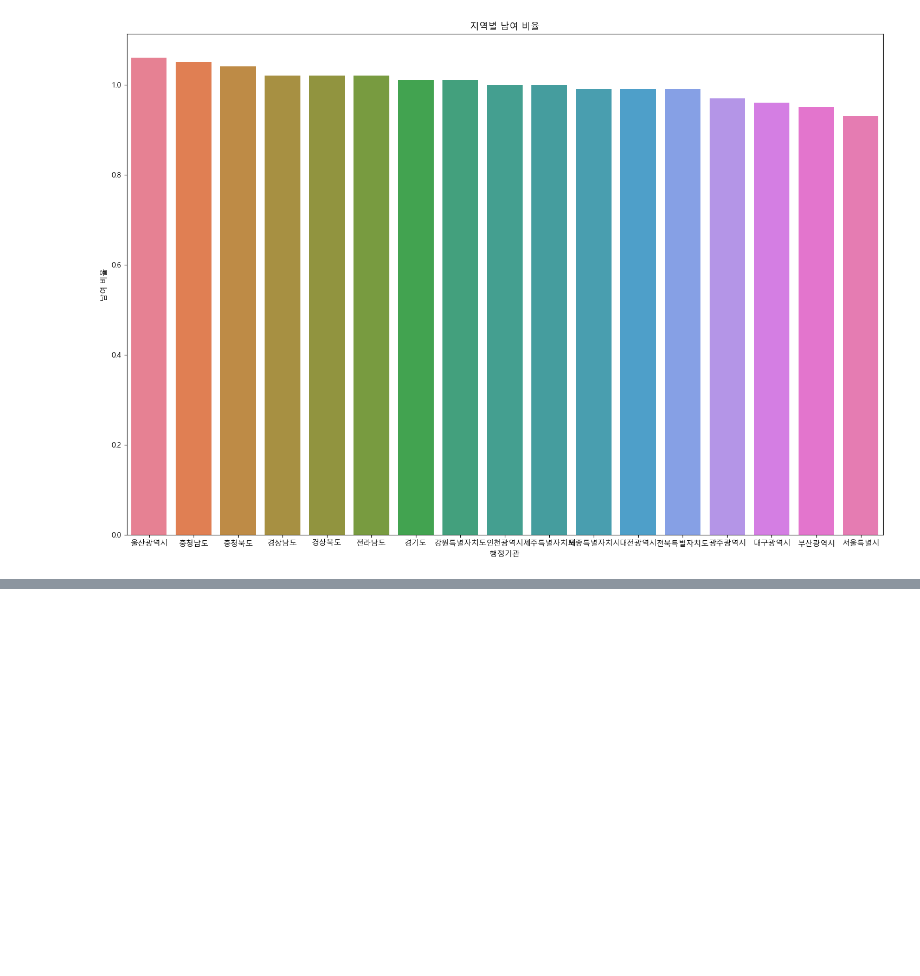
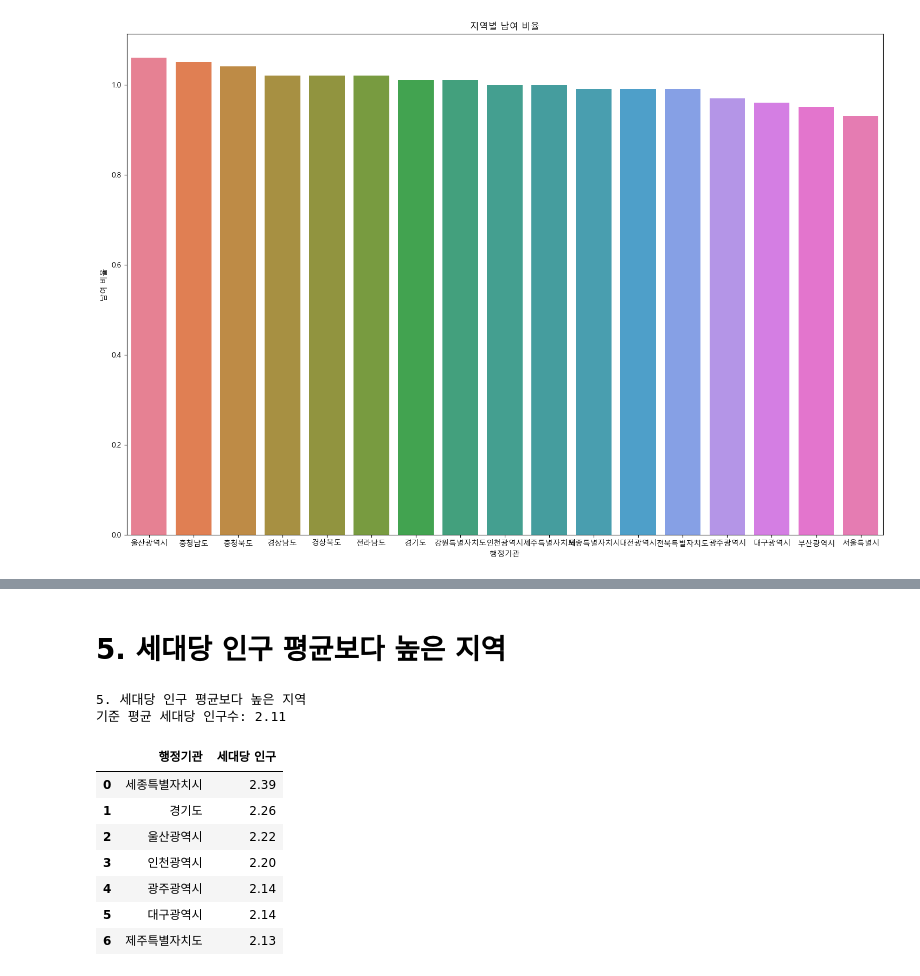
Before and after one commit to Eojinn/Python_Webscraping_analysis, a Jupyter notebook: 연습문제_웹스크래핑/04_인구현황분석.ipynb, the cells around one changed output, grey strips where cells are left out. Saved outputs shown, nothing was run; the diff lists cells and outputs as text; code cells hidden in the pictures; blank space fills up the shorter version.

```diff
--- a/연습문제_웹스크래핑/04_인구현황분석.ipynb
+++ b/연습문제_웹스크래핑/04_인구현황분석.ipynb
@@ -230,0 +256,40 @@ KeyError: '남초여초'
+# %% [markdown]
+# 5. 세대당 인구 평균보다 높은 지역
+# %%
+
+
+# 1. '전국' 행이 있는지 확인하고 평균값 가져오기
+national_row = data[data['행정기관'].str.contains('전국', na=False)]
+
+if not national_row.empty:
+    # '전국' 데이터가 있는 경우 그 값을 사용
+    avg_generation = national_row['세대당 인구'].values[0]
+else:
+    # 만약 이미 '전국'을 지웠다면, 현재 데이터의 전체 평균을 계산
+    avg_generation = data['세대당 인구'].mean()
+
+print(f"5. 세대당 인구 평균보다 높은 지역")
+print(f"기준 평균 세대당 인구수: {avg_generation:.2f}\n")
+
+# 2. '전국'을 제외한 순수 지역 데이터만 필터링
+data_regions = data[data['행정기관'].str.contains('전국') == False].copy()
+
+# 3. 평균보다 높은 지역만 추출
+result5 = data_regions[data_regions['세대당 인구'] > avg_generation]
+
+# 4. 내림차순 정렬 및 인덱스 정리
+result5 = result5.sort_values(by='세대당 인구', ascending=False)
+result5 = result5[['행정기관', '세대당 인구']].reset_index(drop=True)
+
+display(result5)
+# %% [output]
+5. 세대당 인구 평균보다 높은 지역
+기준 평균 세대당 인구수: 2.11
+|  | 행정기관 | 세대당 인구 |
+| 0 | 세종특별자치시 | 2.39 |
+| 1 | 경기도 | 2.26 |
+| 2 | 울산광역시 | 2.22 |
+| 3 | 인천광역시 | 2.20 |
+| 4 | 광주광역시 | 2.14 |
+| 5 | 대구광역시 | 2.14 |
+| 6 | 제주특별자치도 | 2.13 |
```
Also changed, not shown: parts of 14 cells of this notebook.
